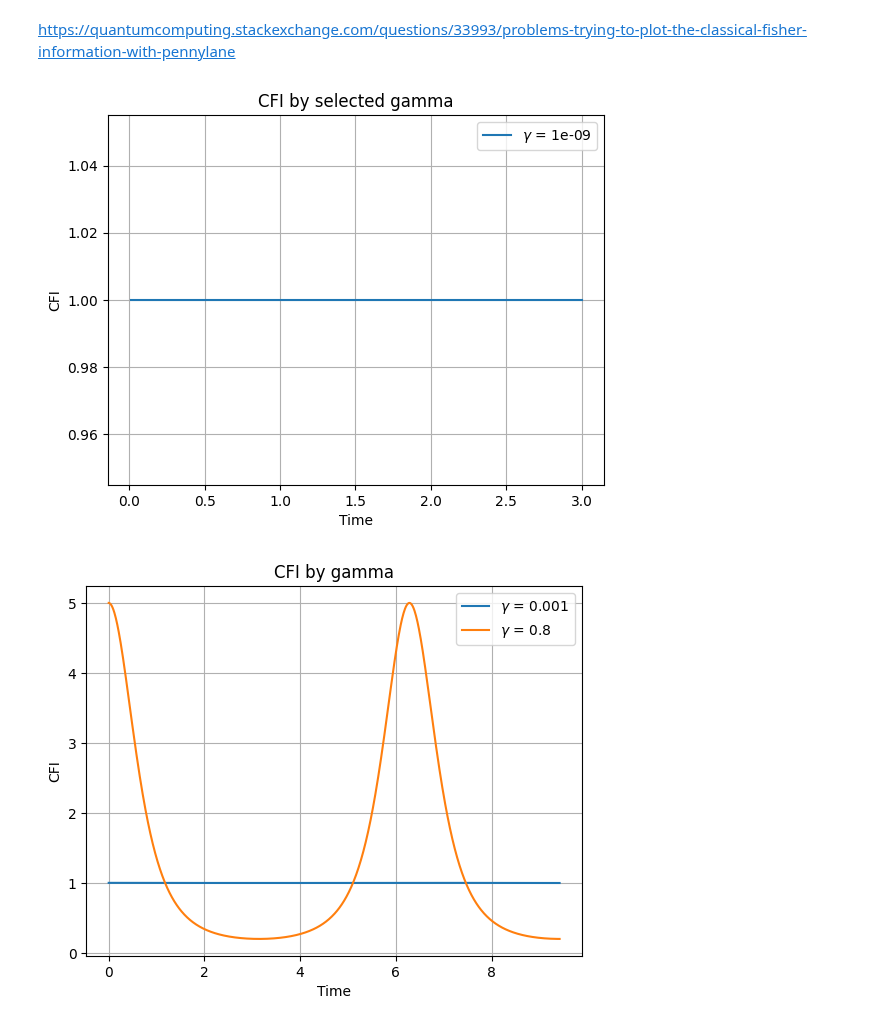
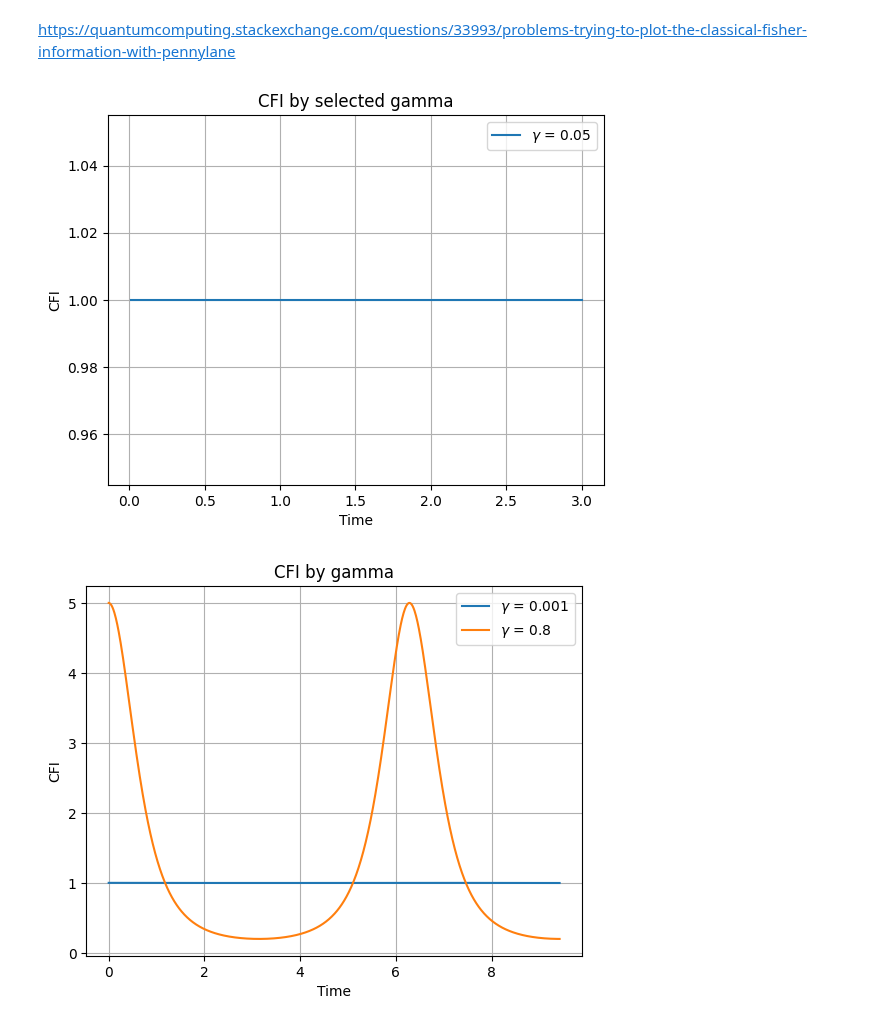
Before and after one commit to iridescent0923/Quantum_Optimization, a Jupyter notebook: Pennylane_Workspace/Metrology/CFI_optimize/Complete/1-qubit/Post-selection_[1-qubit].ipynb, the cells around one changed output. Saved outputs shown, nothing was run; the diff lists cells and outputs as text; code cells hidden in the pictures.

```diff
--- a/Pennylane_Workspace/Metrology/CFI_optimize/Complete/1-qubit/Post-selection_[1-qubit].ipynb
+++ b/Pennylane_Workspace/Metrology/CFI_optimize/Complete/1-qubit/Post-selection_[1-qubit].ipynb
@@ -16,7 +16,8 @@ def circuit(theta):
     global Gamma_global
     gamma = Gamma_global
 
-    coeff = np.array([ ((1+np.exp(-1.j * theta))/2) * (np.sqrt(1-gamma)) , (1-np.exp(-1.j * theta))/2 ]) / (1-gamma * (np.cos(theta)**2) )
+    coeff = np.array([((1 + np.exp(-1.j * theta)) / 2) * (np.sqrt(1 - gamma)),
+                      (1 - np.exp(-1.j * theta)) / 2]) / (1 - gamma * (np.cos(theta)**2))
     After_normalized = coeff / np.sqrt( np.sum( np.abs(coeff)**2))
 
     qml.QubitStateVector(After_normalized, wires=range(1))
@@ -35,25 +36,25 @@ https://quantumcomputing.stackexchange.com/questions/33993/problems-trying-to-pl
 # %%
 N = 1000
 tau_CFI = np.linspace(0.01, 3.0, N, requires_grad = True)
 
 CFI_numpy = np.zeros(N)
 
-gamma = 1e-9
+gamma = 5e-2
 
 for i in range(len(tau_CFI)):
     CFI_numpy[i] = qml.qinfo.classical_fisher(circuit)(tau_CFI[i])
     CFI_numpy[i] = round((np.array(CFI_numpy[i], requires_grad = False)).numpy(), 10)
 
 plt.subplot()
 plt.plot(tau_CFI, CFI_numpy, label = f'$\gamma$ = {gamma}')
 
 plt.title('CFI by selected gamma')
 plt.xlabel('Time')
 plt.ylabel('CFI')
 plt.legend()
 plt.grid()
 # %% [output]
-[figure, old version]
+[figure, new version]
 # %%
 Tau_Sweep = np.arange(1e-3, np.pi * 3, 1e-2)
 Data = np.zeros((2,len(Tau_Sweep)))
```
Also changed, not shown: 8 other files.
